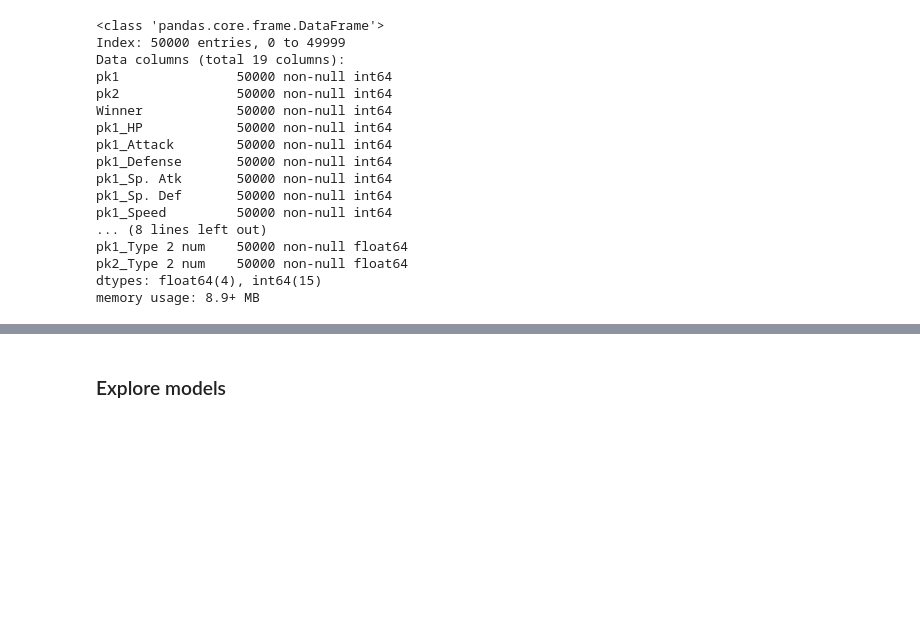
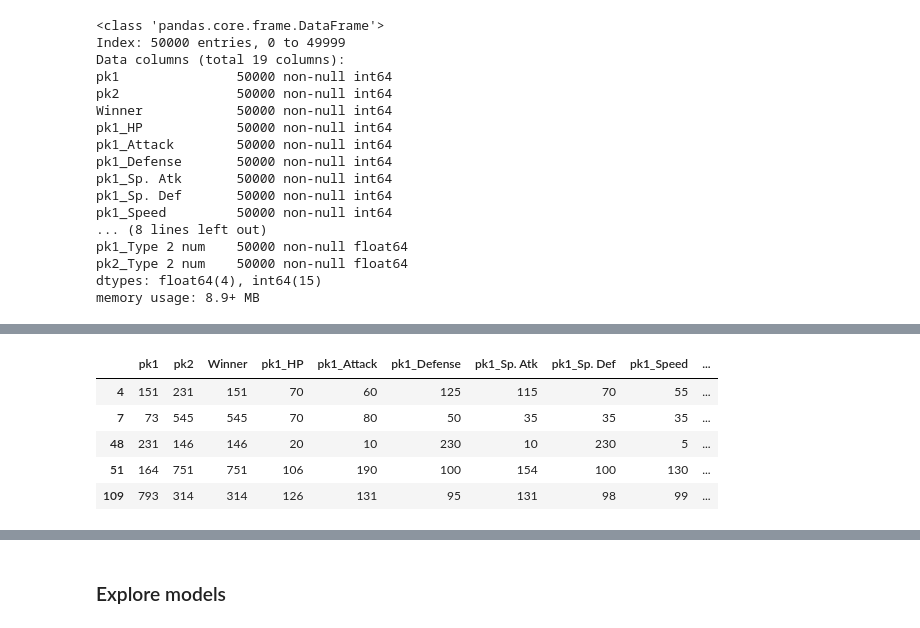
Before and after one commit to alcinoluiz/pokemon-challenge, a Jupyter notebook: Pokemon Challenge 1x1.ipynb, the cells around one changed output, grey strips where cells are left out. Cells and saved outputs as stored; diff of their text form; code cells hidden in the pictures; blank space fills up the shorter version.

```diff
--- a/Pokemon Challenge 1x1.ipynb
+++ b/Pokemon Challenge 1x1.ipynb
@@ -720,3 +699,5 @@ pk1_Type 2 num    50000 non-null float64
 pk2_Type 2 num    50000 non-null float64
 dtypes: float64(4), int64(15)
 memory usage: 8.9+ MB
+# %%
+cb_total = pd.concat([cbt_train,cbt_clean]).drop_duplicates(keep=False)
@@ -722,0 +724,9 @@ memory usage: 8.9+ MB
+# %%
+cb_total.head()
+# %% [output]
+|  | pk1 | pk2 | Winner | pk1_HP | pk1_Attack | pk1_Defense | pk1_Sp. Atk | pk1_Sp. Def | pk1_Speed | ... |
+| 4 | 151 | 231 | 151 | 70 | 60 | 125 | 115 | 70 | 55 | ... |
+| 7 | 73 | 545 | 545 | 70 | 80 | 50 | 35 | 35 | 35 | ... |
+| 48 | 231 | 146 | 146 | 20 | 10 | 230 | 10 | 230 | 5 | ... |
+| 51 | 164 | 751 | 751 | 106 | 190 | 100 | 154 | 100 | 130 | ... |
+| 109 | 793 | 314 | 314 | 126 | 131 | 95 | 131 | 98 | 99 | ... |
```
Also changed, not shown: parts of 42 cells of this notebook, 1 other file.
